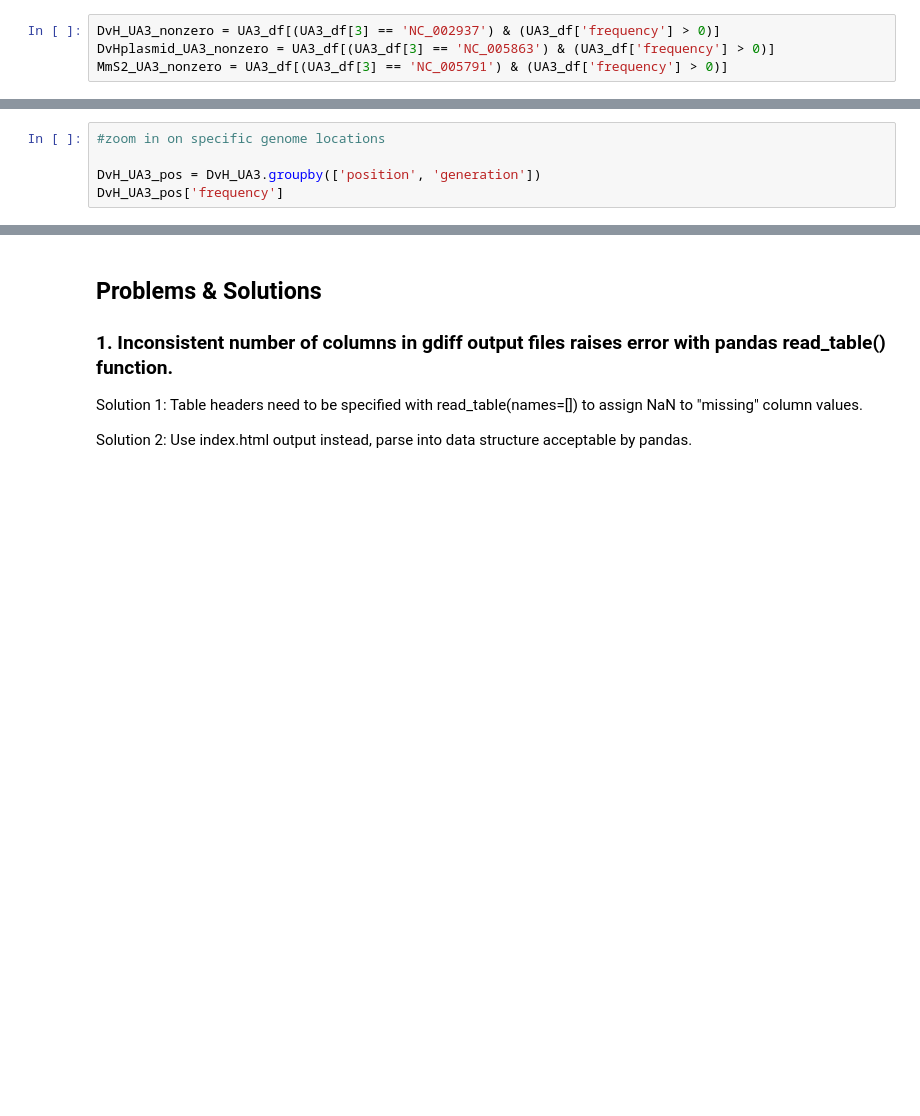
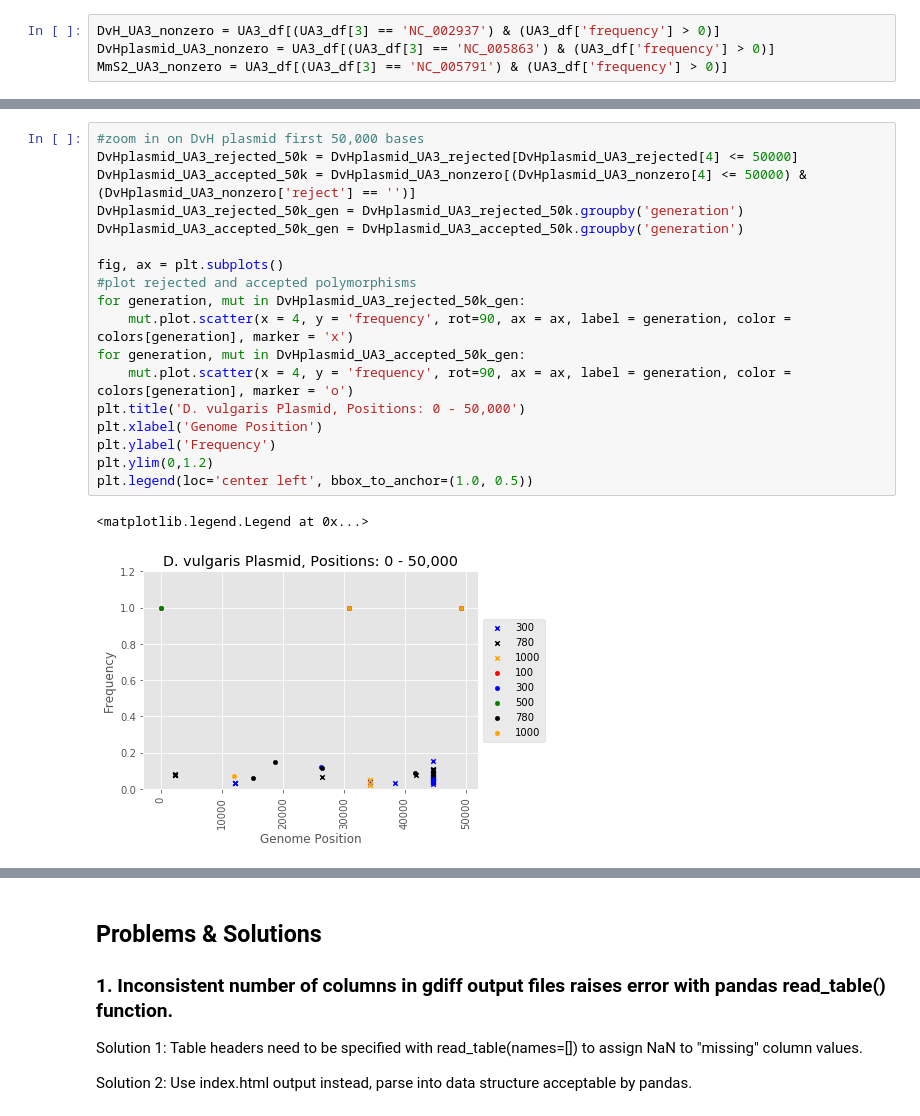
Before and after one commit to yeemey/scriptingProjects, a Jupyter notebook: python/mutationTimeSeries.ipynb, the cells around one changed output, grey strips where cells are left out. Saved outputs shown, nothing was run; the diff lists cells and outputs as text; blank space fills up the shorter version.

```diff
--- a/python/mutationTimeSeries.ipynb
+++ b/python/mutationTimeSeries.ipynb
@@ -115,5 +86,21 @@ plt.show()
-# %%
-#zoom in on specific genome locations
-
-DvH_UA3_pos = DvH_UA3.groupby(['position', 'generation'])
-DvH_UA3_pos['frequency']
+# %%
+#zoom in on DvH plasmid first 50,000 bases
+DvHplasmid_UA3_rejected_50k = DvHplasmid_UA3_rejected[DvHplasmid_UA3_rejected[4] <= 50000]
+DvHplasmid_UA3_accepted_50k = DvHplasmid_UA3_nonzero[(DvHplasmid_UA3_nonzero[4] <= 50000) & (DvHplasmid_UA3_nonzero['reject'] == '')]
+DvHplasmid_UA3_rejected_50k_gen = DvHplasmid_UA3_rejected_50k.groupby('generation')
+DvHplasmid_UA3_accepted_50k_gen = DvHplasmid_UA3_accepted_50k.groupby('generation')
+
+fig, ax = plt.subplots()
+#plot rejected and accepted polymorphisms
+for generation, mut in DvHplasmid_UA3_rejected_50k_gen:
+    mut.plot.scatter(x = 4, y = 'frequency', rot=90, ax = ax, label = generation, color = colors[generation], marker = 'x')
+for generation, mut in DvHplasmid_UA3_accepted_50k_gen:
+    mut.plot.scatter(x = 4, y = 'frequency', rot=90, ax = ax, label = generation, color = colors[generation], marker = 'o')
+plt.title('D. vulgaris Plasmid, Positions: 0 - 50,000')
+plt.xlabel('Genome Position')
+plt.ylabel('Frequency')
+plt.ylim(0,1.2)
+plt.legend(loc='center left', bbox_to_anchor=(1.0, 0.5))
+# %% [output]
+<matplotlib.legend.Legend at 0x...>
+[figure, added]
```
Also changed, not shown: parts of 9 cells of this notebook.
